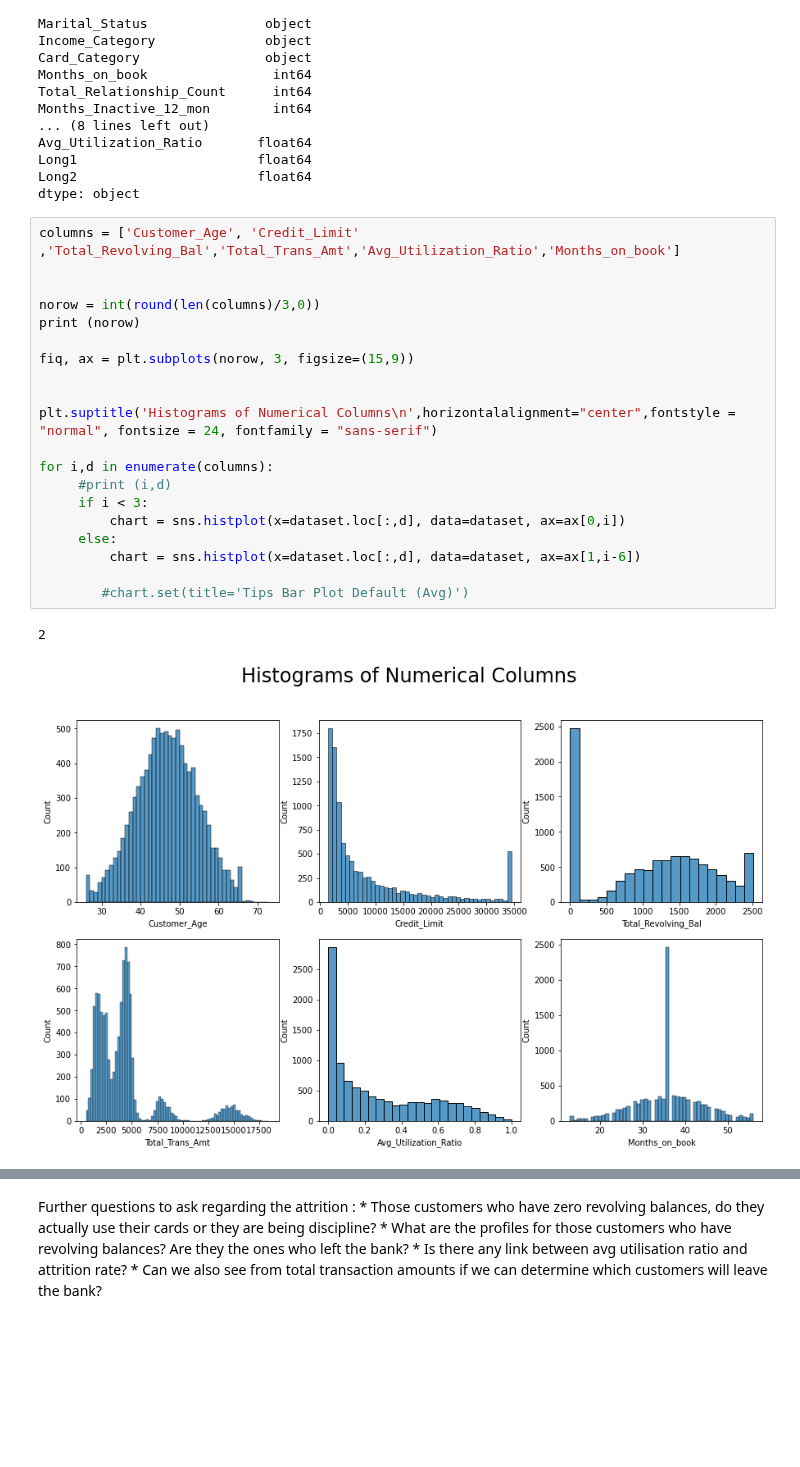
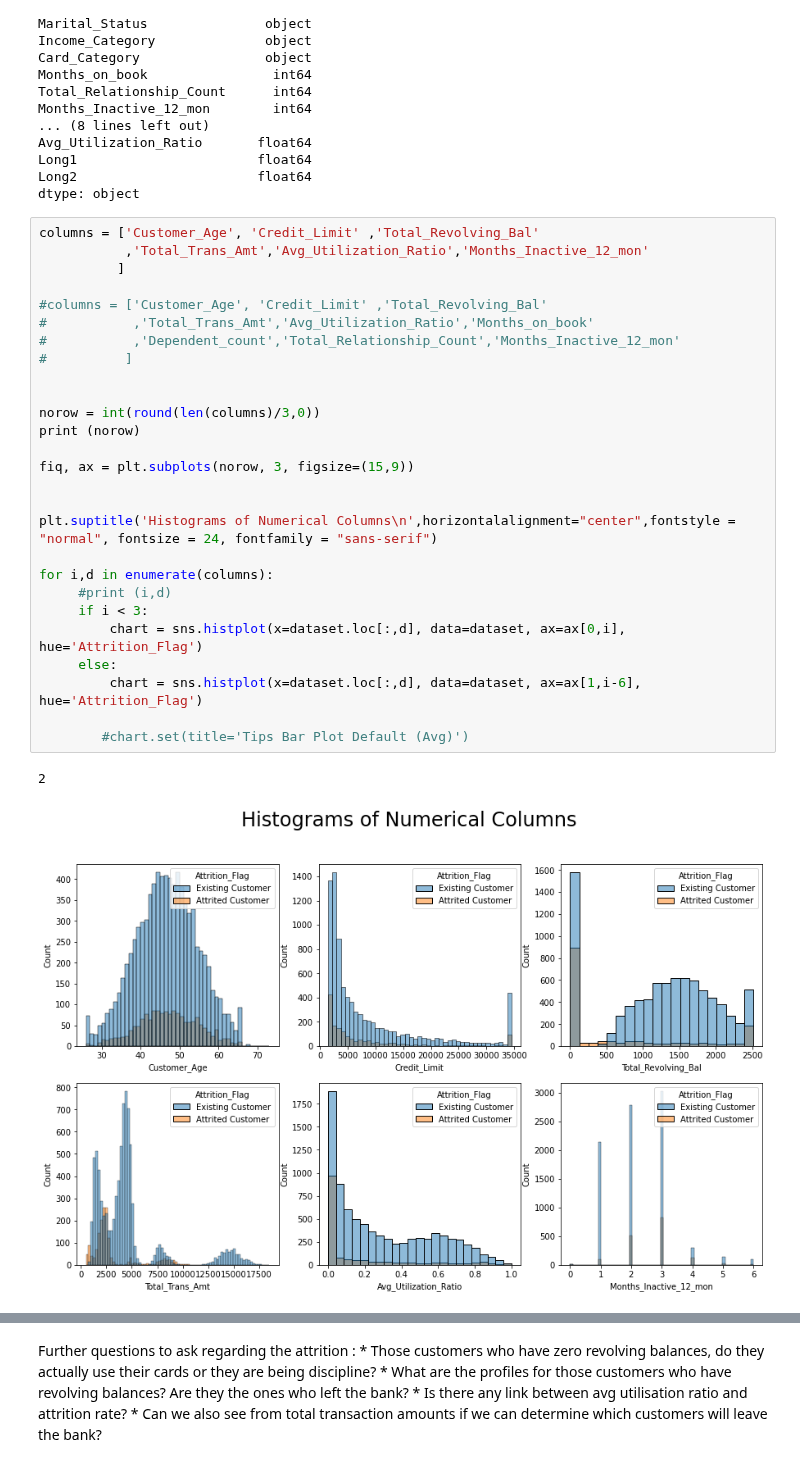
Before and after one commit to RonnyCh/mydsbook, a Jupyter notebook: Customer Churn From Kaggle.ipynb, the cells around one changed output, grey strips where cells are left out. Cells and saved outputs as stored; diff of their text form; blank space fills up the shorter version.

```diff
--- a/Customer Churn From Kaggle.ipynb
+++ b/Customer Churn From Kaggle.ipynb
@@ -127,26 +142,33 @@ Long1                       float64
 Long2                       float64
 dtype: object
 # %%
-columns = ['Customer_Age', 'Credit_Limit' ,'Total_Revolving_Bal','Total_Trans_Amt','Avg_Utilization_Ratio','Months_on_book']
+columns = ['Customer_Age', 'Credit_Limit' ,'Total_Revolving_Bal'
+           ,'Total_Trans_Amt','Avg_Utilization_Ratio','Months_Inactive_12_mon'
+          ]
+
+#columns = ['Customer_Age', 'Credit_Limit' ,'Total_Revolving_Bal'
+#           ,'Total_Trans_Amt','Avg_Utilization_Ratio','Months_on_book'
+#           ,'Dependent_count','Total_Relationship_Count','Months_Inactive_12_mon'
+#          ]
 
 
 norow = int(round(len(columns)/3,0))
 print (norow)
 
 fiq, ax = plt.subplots(norow, 3, figsize=(15,9))
 
 
 plt.suptitle('Histograms of Numerical Columns\n',horizontalalignment="center",fontstyle = "normal", fontsize = 24, fontfamily = "sans-serif")
 
 for i,d in enumerate(columns):
      #print (i,d)
      if i < 3:
-         chart = sns.histplot(x=dataset.loc[:,d], data=dataset, ax=ax[0,i])
+         chart = sns.histplot(x=dataset.loc[:,d], data=dataset, ax=ax[0,i], hue='Attrition_Flag')
      else:
-         chart = sns.histplot(x=dataset.loc[:,d], data=dataset, ax=ax[1,i-6])
+         chart = sns.histplot(x=dataset.loc[:,d], data=dataset, ax=ax[1,i-6], hue='Attrition_Flag')
 
         #chart.set(title='Tips Bar Plot Default (Avg)')
 # %% [output]
 2
-[figure, old version]
+[figure, new version]
 # %% [markdown]
```
Also changed, not shown: parts of 23 cells of this notebook.
